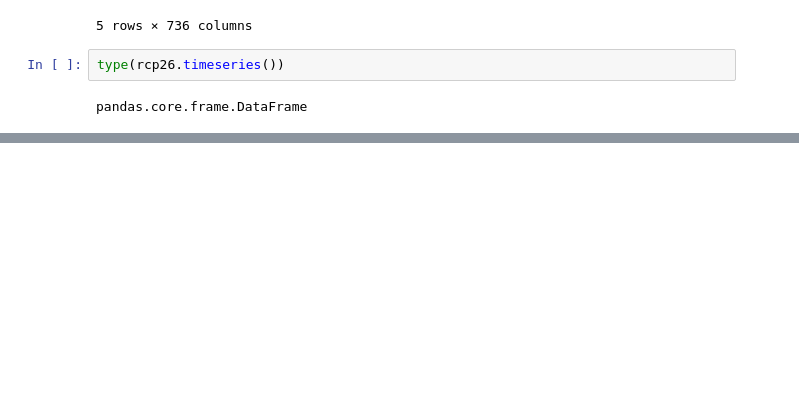
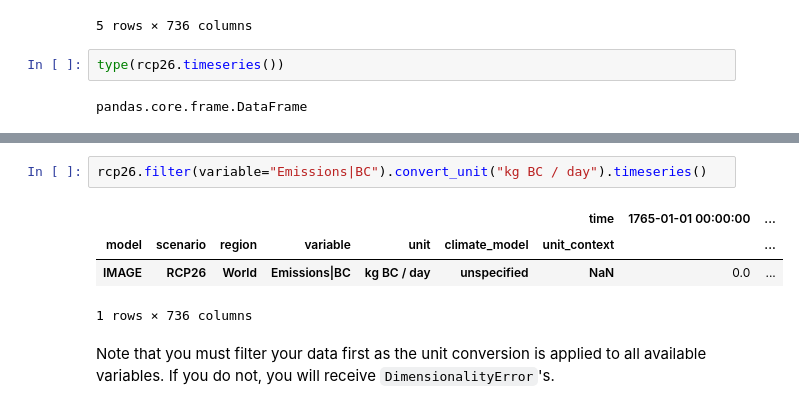
Before and after one commit to openscm/openscm, a Jupyter notebook: notebooks/scmdataframe.ipynb, the cells around one changed output, grey strips where cells are left out. Saved outputs shown, nothing was run; the diff lists cells and outputs as text; blank space fills up the shorter version.

```diff
--- a/notebooks/scmdataframe.ipynb
+++ b/notebooks/scmdataframe.ipynb
@@ -51,0 +65,9 @@ pandas.core.frame.DataFrame
+# %%
+rcp26.filter(variable="Emissions|BC").convert_unit("kg BC / day").timeseries()
+# %% [output]
+|  |  |  |  |  |  | time | 1765-01-01 00:00:00 | ... |
+| model | scenario | region | variable | unit | climate_model | unit_context |  | ... |
+| IMAGE | RCP26 | World | Emissions|BC | kg BC / day | unspecified | NaN | 0.0 | ... |
+1 rows × 736 columns
+# %% [markdown]
+Note that you must filter your data first as the unit conversion is applied to all available variables. If you do not, you will receive `DimensionalityError`'s.
```
Also changed, not shown: parts of 12 cells of this notebook, 1 other file.
